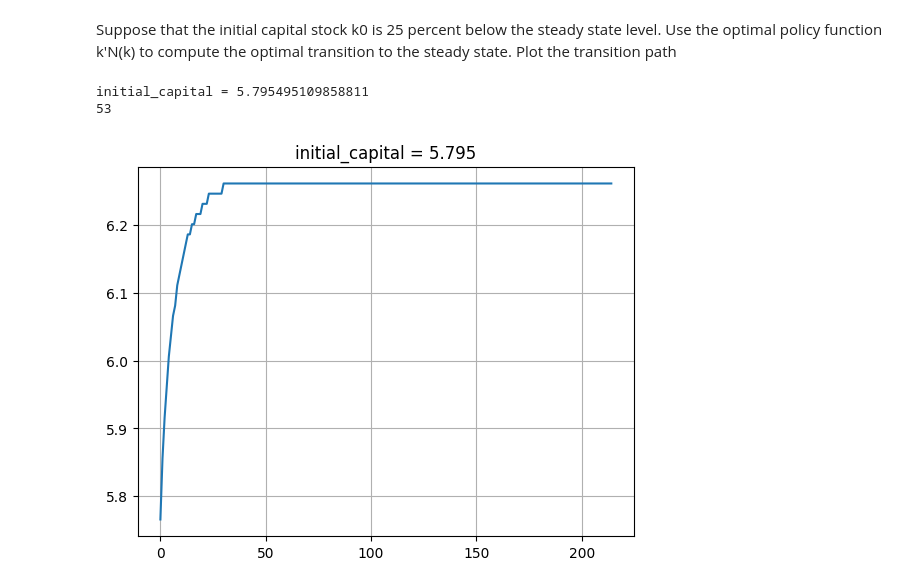
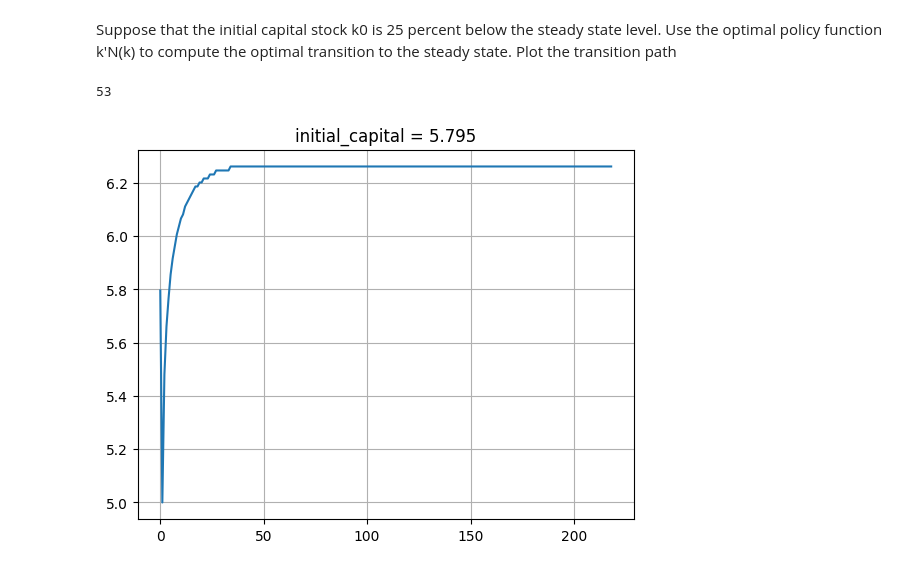
Before and after one commit to dominikstipic/macro, a Jupyter notebook: main.ipynb, the cells around one changed output. Saved outputs shown, nothing was run; the diff lists cells and outputs as text; code cells hidden in the pictures.

```diff
--- a/main.ipynb
+++ b/main.ipynb
@@ -231,7 +206,6 @@ delta = 0.04
 beta = 0.96
 
 
-production_function = lambda xs : production(xs, alpha)
-ct = get_consumption_levels(capital_paths, production_function, delta)
+ct = get_consumption_levels(capital_paths, alpha, delta)
 css = ct[:, -1]
 kss = css / (1-delta)
@@ -263,18 +262,15 @@ to the steady state. Plot the transition path
 # %%
 def policy(k, capital_levels, capital_paths):
     idx = np.argmin(abs(k - capital_levels))
     print(idx)
-    return capital_paths[idx, :][::-1][3:]
+    return capital_paths[idx, :]
 
 k0 = kss*0.75
 k0_cp = k0[10]
-print(f"initial_capital = {k0_cp}")
 optimal_trajectory = policy(k0_cp, capital_levels, capital_paths)
-
 plt.title(f"initial_capital = {round(k0_cp, 3)}")
 plt.plot(optimal_trajectory)
 plt.grid()
 # %% [output]
-initial_capital = 5.795495109858811
 53
-[figure, old version]
+[figure, new version]
```
Also changed, not shown: parts of 10 cells of this notebook, 1 other file.
